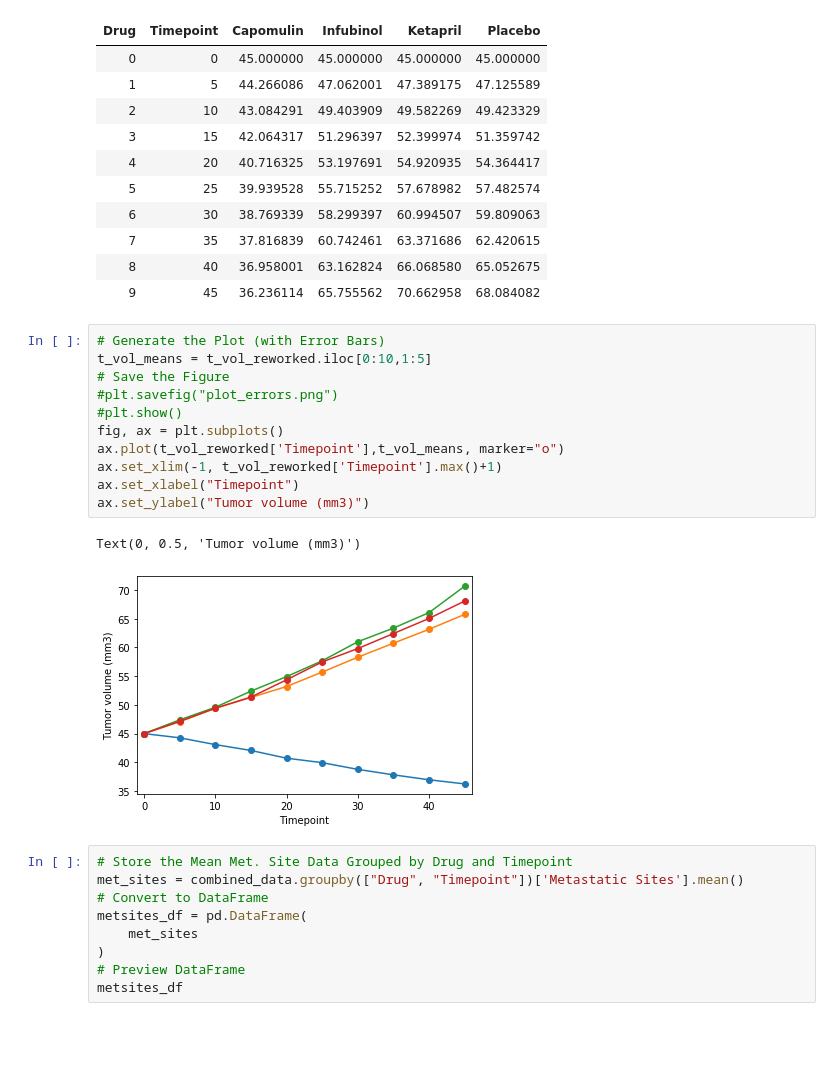
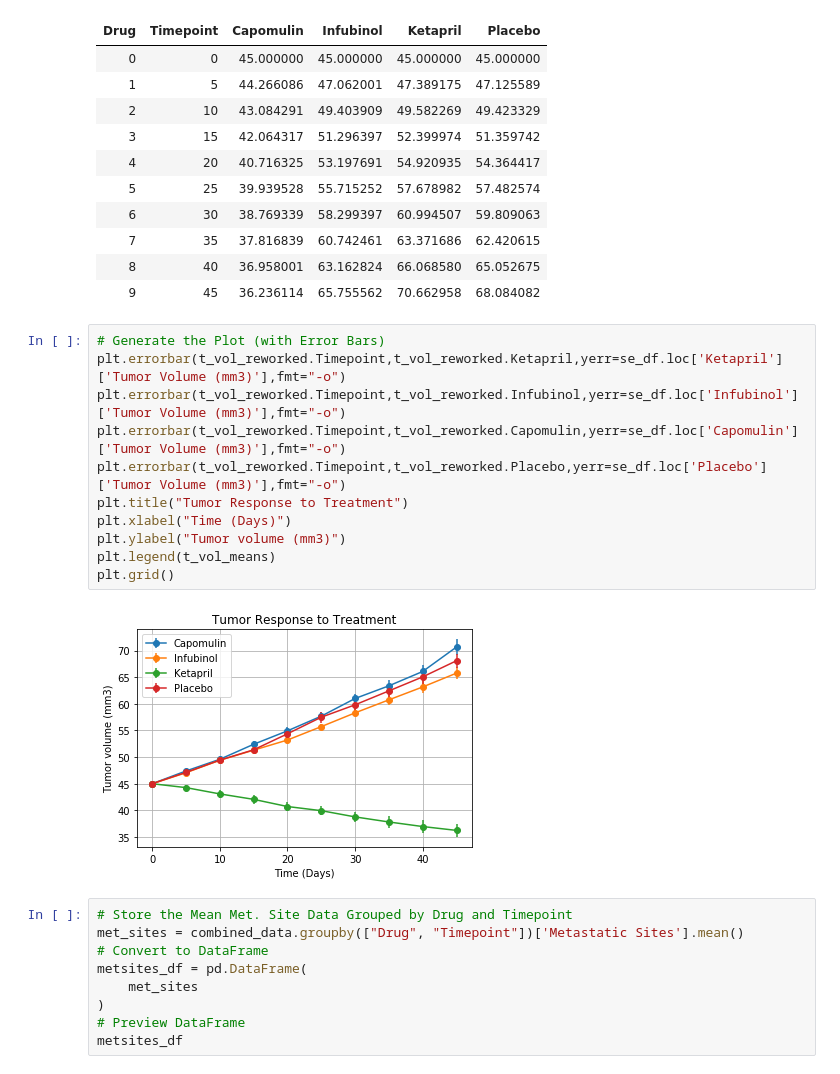
Before and after one commit to shamrockbandit/matplotlib-challenge, a Jupyter notebook: matplotlib-homework.ipynb, the cells around one changed output. Saved outputs shown, nothing was run; the diff lists cells and outputs as text; blank space fills up the shorter version.

```diff
--- a/matplotlib-homework.ipynb
+++ b/matplotlib-homework.ipynb
@@ -117,20 +111,19 @@ t_vol_reworked
 | 7 | 35 | 37.816839 | 60.742461 | 63.371686 | 62.420615 |
 | 8 | 40 | 36.958001 | 63.162824 | 66.068580 | 65.052675 |
 | 9 | 45 | 36.236114 | 65.755562 | 70.662958 | 68.084082 |
-# %%
-# Generate the Plot (with Error Bars)
-t_vol_means = t_vol_reworked.iloc[0:10,1:5]
-# Save the Figure
-#plt.savefig("plot_errors.png")
-#plt.show()
-fig, ax = plt.subplots()
-ax.plot(t_vol_reworked['Timepoint'],t_vol_means, marker="o")
-ax.set_xlim(-1, t_vol_reworked['Timepoint'].max()+1)
-ax.set_xlabel("Timepoint")
-ax.set_ylabel("Tumor volume (mm3)")
-# %% [output]
-Text(0, 0.5, 'Tumor volume (mm3)')
-[figure, removed]
+# %%
+# Generate the Plot (with Error Bars)
+plt.errorbar(t_vol_reworked.Timepoint,t_vol_reworked.Ketapril,yerr=se_df.loc['Ketapril']['Tumor Volume (mm3)'],fmt="-o")
+plt.errorbar(t_vol_reworked.Timepoint,t_vol_reworked.Infubinol,yerr=se_df.loc['Infubinol']['Tumor Volume (mm3)'],fmt="-o")
+plt.errorbar(t_vol_reworked.Timepoint,t_vol_reworked.Capomulin,yerr=se_df.loc['Capomulin']['Tumor Volume (mm3)'],fmt="-o")
+plt.errorbar(t_vol_reworked.Timepoint,t_vol_reworked.Placebo,yerr=se_df.loc['Placebo']['Tumor Volume (mm3)'],fmt="-o")
+plt.title("Tumor Response to Treatment")
+plt.xlabel("Time (Days)")
+plt.ylabel("Tumor volume (mm3)")
+plt.legend(t_vol_means)
+plt.grid()
+# %% [output]
+[figure, added]
 # %%
 # Store the Mean Met. Site Data Grouped by Drug and Timepoint
 met_sites = combined_data.groupby(["Drug", "Timepoint"])['Metastatic Sites'].mean()
```
Also changed, not shown: parts of 4 cells of this notebook.
